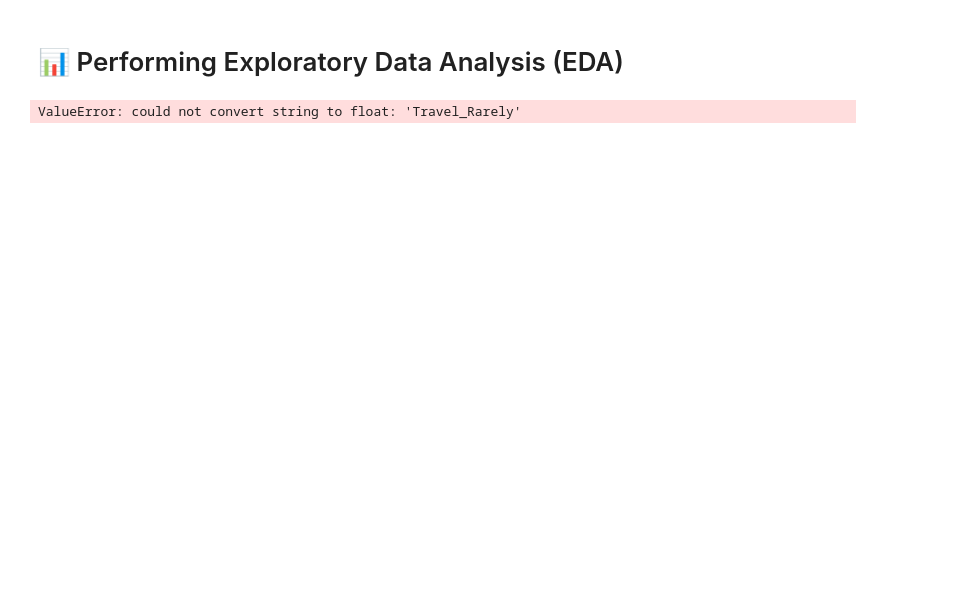
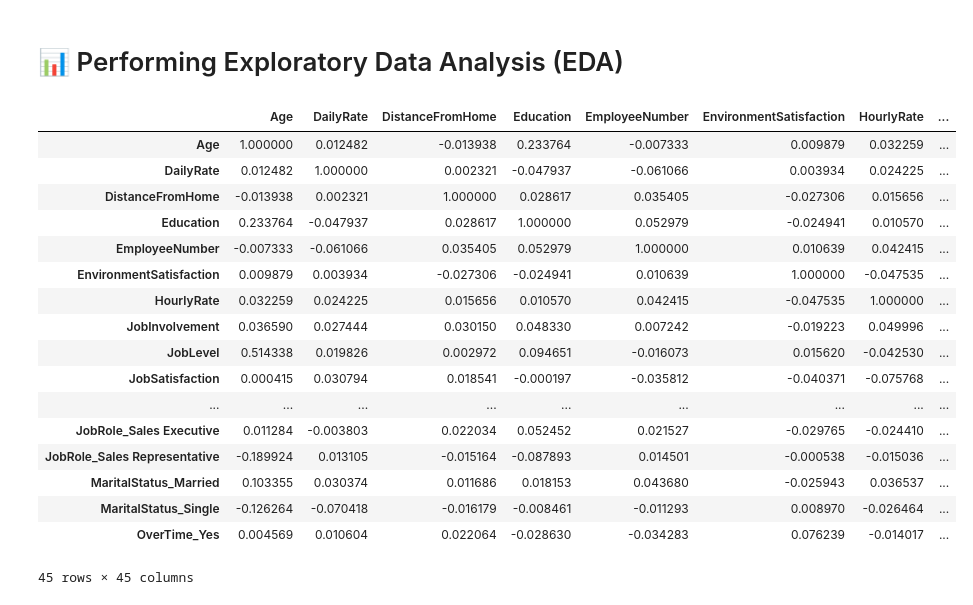
Before and after one commit to sujainyadav/-Employee-Attrition-Performance, a Jupyter notebook: Employee Attrition & Performance .ipynb, the cells around one changed output. Cells and saved outputs as stored; diff of their text form; code cells hidden in the pictures; blank space fills up the shorter version.

```diff
--- a/Employee Attrition & Performance .ipynb
+++ b/Employee Attrition & Performance .ipynb
@@ -313,7 +325,24 @@ x_train.shape
 # 📊 Performing Exploratory Data Analysis (EDA)
 # %%
 # Corelation Matrix
-corr_matrix=x.corr()
+corr_matrix=x_train.corr()
 corr_matrix
 # %% [output]
+|  | Age | DailyRate | DistanceFromHome | Education | EmployeeNumber | EnvironmentSatisfaction | HourlyRate | ... |
+| Age | 1.000000 | 0.012482 | -0.013938 | 0.233764 | -0.007333 | 0.009879 | 0.032259 | ... |
+| DailyRate | 0.012482 | 1.000000 | 0.002321 | -0.047937 | -0.061066 | 0.003934 | 0.024225 | ... |
+| DistanceFromHome | -0.013938 | 0.002321 | 1.000000 | 0.028617 | 0.035405 | -0.027306 | 0.015656 | ... |
+| Education | 0.233764 | -0.047937 | 0.028617 | 1.000000 | 0.052979 | -0.024941 | 0.010570 | ... |
+| EmployeeNumber | -0.007333 | -0.061066 | 0.035405 | 0.052979 | 1.000000 | 0.010639 | 0.042415 | ... |
+| EnvironmentSatisfaction | 0.009879 | 0.003934 | -0.027306 | -0.024941 | 0.010639 | 1.000000 | -0.047535 | ... |
+| HourlyRate | 0.032259 | 0.024225 | 0.015656 | 0.010570 | 0.042415 | -0.047535 | 1.000000 | ... |
+| JobInvolvement | 0.036590 | 0.027444 | 0.030150 | 0.048330 | 0.007242 | -0.019223 | 0.049996 | ... |
+| JobLevel | 0.514338 | 0.019826 | 0.002972 | 0.094651 | -0.016073 | 0.015620 | -0.042530 | ... |
+| JobSatisfaction | 0.000415 | 0.030794 | 0.018541 | -0.000197 | -0.035812 | -0.040371 | -0.075768 | ... |
+| ... | ... | ... | ... | ... | ... | ... | ... | ... |
+| JobRole_Sales Executive | 0.011284 | -0.003803 | 0.022034 | 0.052452 | 0.021527 | -0.029765 | -0.024410 | ... |
+| JobRole_Sales Representative | -0.189924 | 0.013105 | -0.015164 | -0.087893 | 0.014501 | -0.000538 | -0.015036 | ... |
+| MaritalStatus_Married | 0.103355 | 0.030374 | 0.011686 | 0.018153 | 0.043680 | -0.025943 | 0.036537 | ... |
+| MaritalStatus_Single | -0.126264 | -0.070418 | -0.016179 | -0.008461 | -0.011293 | 0.008970 | -0.026464 | ... |
+| OverTime_Yes | 0.004569 | 0.010604 | 0.022064 | -0.028630 | -0.034283 | 0.076239 | -0.014017 | ... |
-ValueError: could not convert string to float: 'Travel_Rarely'
+45 rows × 45 columns
```
Also changed, not shown: parts of 9 cells of this notebook.
